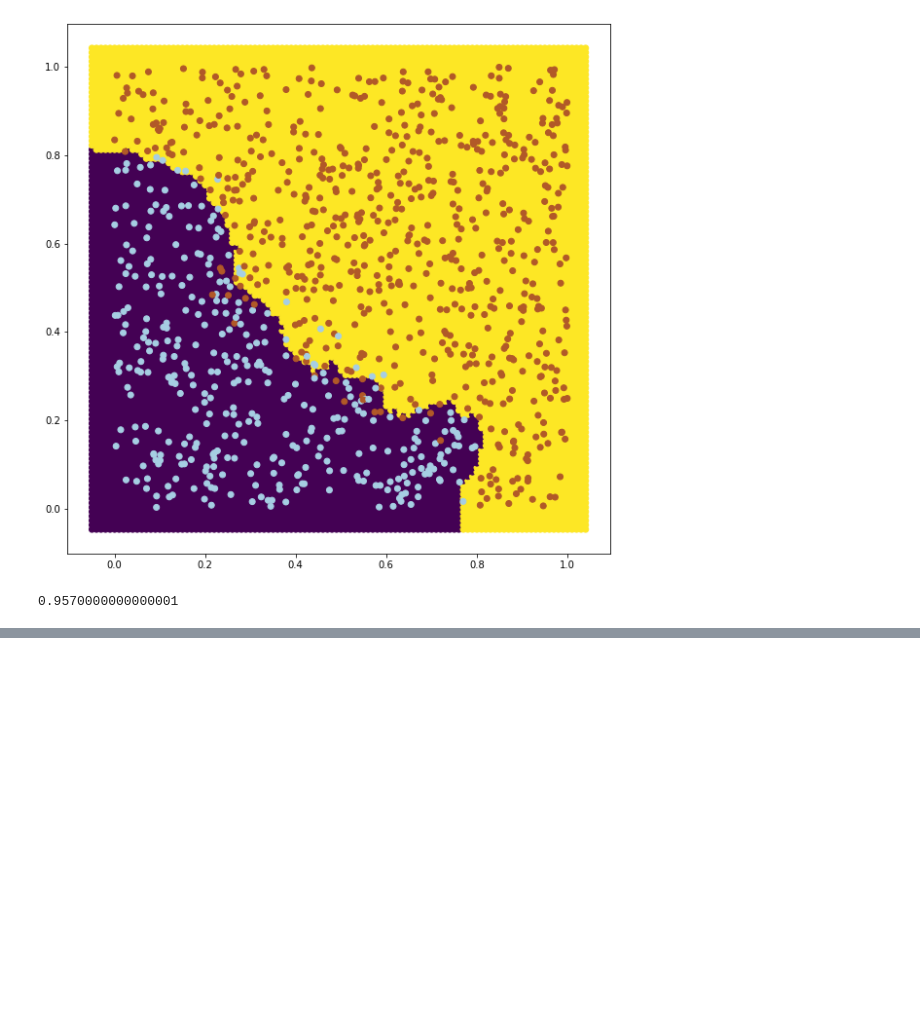
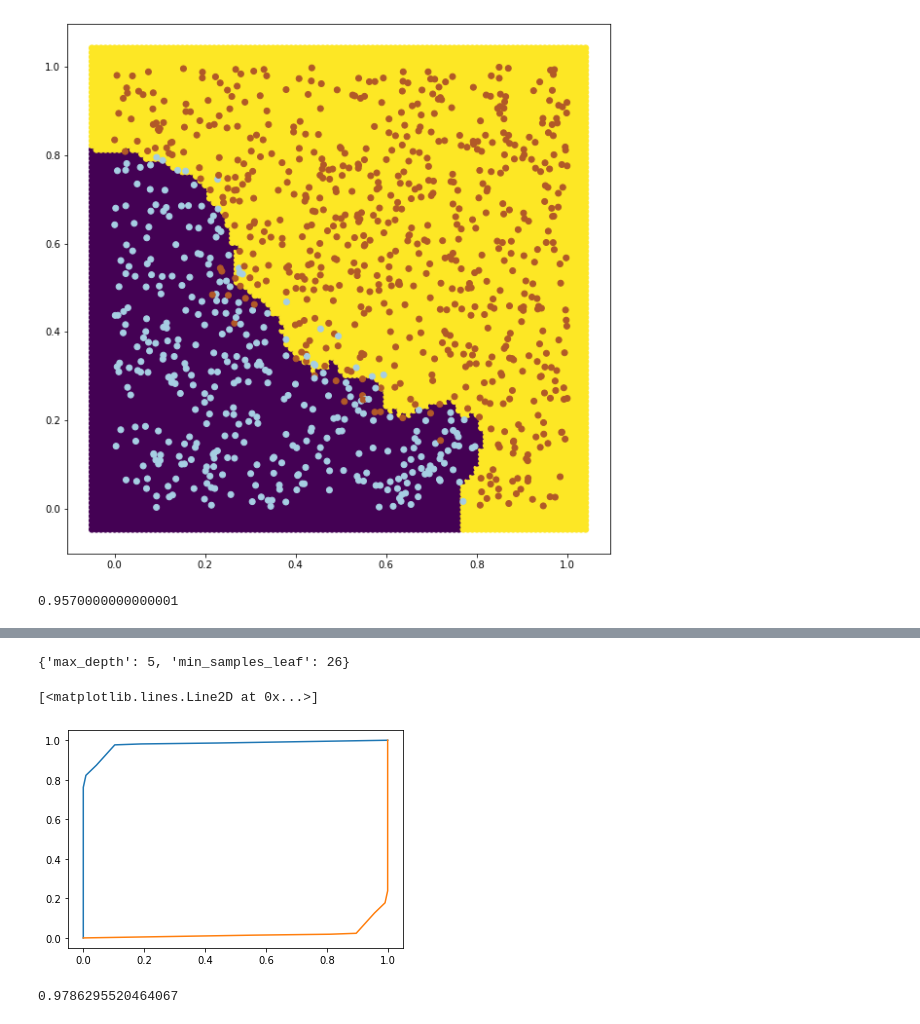
Before and after one commit to palvgoya/master_kschool, a Jupyter notebook: supervised_learning_classification.ipynb, the cells around one changed output, grey strips where cells are left out. Cells and saved outputs as stored; diff of their text form; code cells hidden in the pictures; blank space fills up the shorter version.

```diff
--- a/supervised_learning_classification.ipynb
+++ b/supervised_learning_classification.ipynb
@@ -110,0 +228,4 @@ clf_grid.best_score_
+# %%
+clfd_grid.best_params_
+# %% [output]
+{'max_depth': 5, 'min_samples_leaf': 26}
@@ -110,0 +234,17 @@ clf_grid.best_score_
+# %%
+from sklearn.metrics import roc_curve
+target_pos=1
+fp,tp,_=roc_curve(y_test,clfd.predict_proba(X_test)[:,target_pos])
+plt.plot(fp,tp)
+fp,tp,_=roc_curve(y_test,clfd.predict_proba(X_test)[:,0])
+plt.plot(fp,tp)
+# %% [output]
+[<matplotlib.lines.Line2D at 0x...>]
+[figure, added]
+# %%
+from sklearn.metrics import roc_curve, auc
+target_pos=1
+fp,tp,_=roc_curve(y_test,clfd.predict_proba(X_test)[:,target_pos])
+auc(fp,tp)
+# %% [output]
+0.9786295520464067
```
Also changed, not shown: parts of 35 cells of this notebook.
